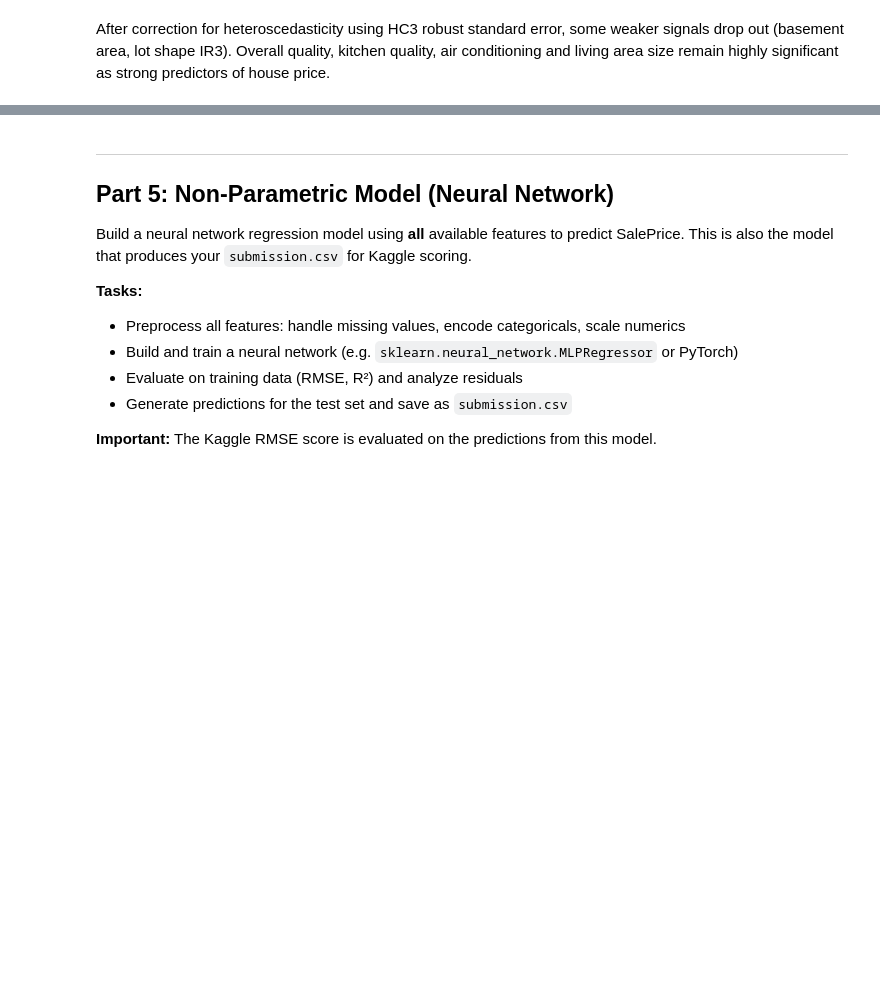
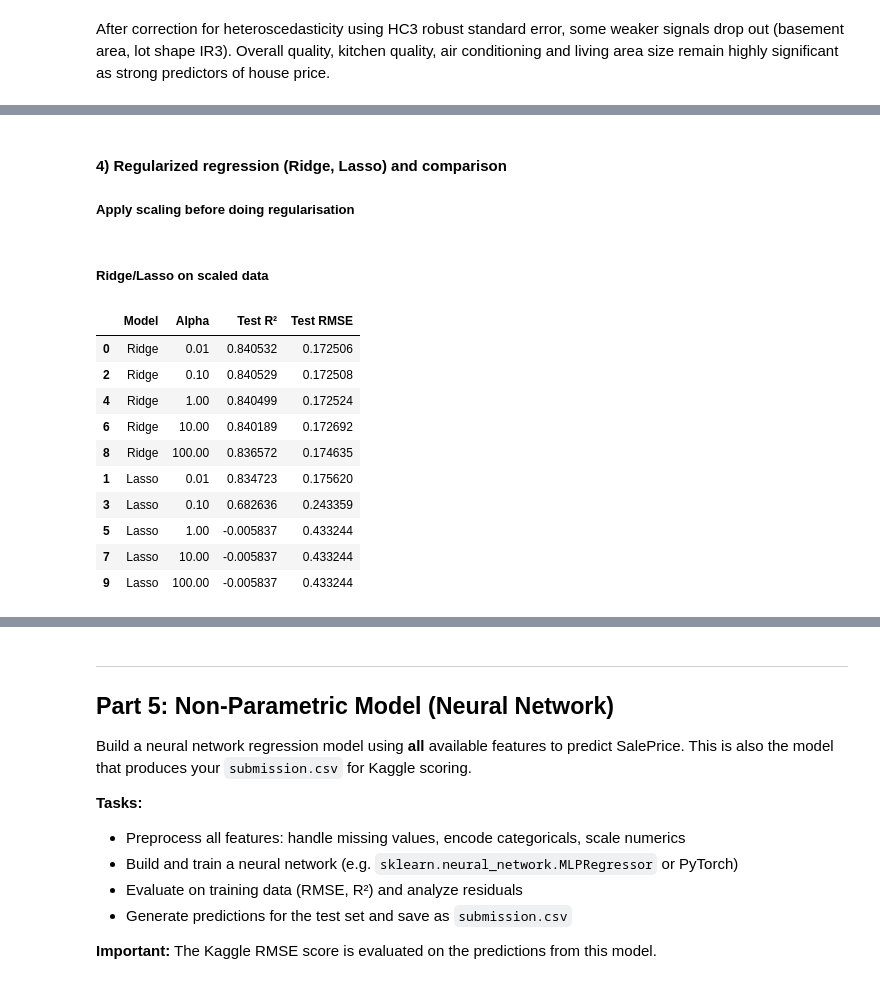
Before and after one commit to em-cd/cstats-project, a Jupyter notebook: project_STUDENTID.ipynb, the cells around one changed output, grey strips where cells are left out. Saved outputs shown, nothing was run; the diff lists cells and outputs as text; code cells hidden in the pictures; blank space fills up the shorter version.

```diff
--- a/project_STUDENTID.ipynb
+++ b/project_STUDENTID.ipynb
@@ -1172 +1205,5 @@ Test RMSE: 0.17250615323171706
+# %% [markdown]
+#### 4) Regularized regression (Ridge, Lasso) and comparison
+
+##### Apply scaling before doing regularisation
 # %%
@@ -1190,0 +1223,48 @@ X_test_scaled = pd.DataFrame(X_test_scaled, columns=X_test.columns)
+# %% [markdown]
+##### Ridge/Lasso on scaled data
+# %%
+# Try different regularization strengths
+alphas = [0.01, 0.1, 1, 10, 100]
+
+results = []
+
+for alpha in alphas:
+    # Ridge regression
+    ridge = Ridge(alpha=alpha)
+    ridge.fit(X_train_scaled, y_train)
+    ridge_pred = ridge.predict(X_test_scaled)
+
+    results.append({
+        "Model": "Ridge",
+        "Alpha": alpha,
+        "Test R²": r2_score(y_test, ridge_pred),
+        "Test RMSE": np.sqrt(mean_squared_error(y_test, ridge_pred))
+    })
+
+    # Lasso regression
+    lasso = Lasso(alpha=alpha, max_iter=10000)
+    lasso.fit(X_train_scaled, y_train)
+    lasso_pred = lasso.predict(X_test_scaled)
+
+    results.append({
+        "Model": "Lasso",
+        "Alpha": alpha,
+        "Test R²": r2_score(y_test, lasso_pred),
+        "Test RMSE": np.sqrt(mean_squared_error(y_test, lasso_pred))
+    })
+
+regularization_results = pd.DataFrame(results)
+# Sort to see the best model
+regularization_results.sort_values("Test RMSE")
+# %% [output]
+|  | Model | Alpha | Test R² | Test RMSE |
+| 0 | Ridge | 0.01 | 0.840532 | 0.172506 |
+| 2 | Ridge | 0.10 | 0.840529 | 0.172508 |
+| 4 | Ridge | 1.00 | 0.840499 | 0.172524 |
+| 6 | Ridge | 10.00 | 0.840189 | 0.172692 |
+| 8 | Ridge | 100.00 | 0.836572 | 0.174635 |
+| 1 | Lasso | 0.01 | 0.834723 | 0.175620 |
+| 3 | Lasso | 0.10 | 0.682636 | 0.243359 |
+| 5 | Lasso | 1.00 | -0.005837 | 0.433244 |
+| 7 | Lasso | 10.00 | -0.005837 | 0.433244 |
+| 9 | Lasso | 100.00 | -0.005837 | 0.433244 |
```
Also changed, not shown: parts of 21 cells of this notebook.
